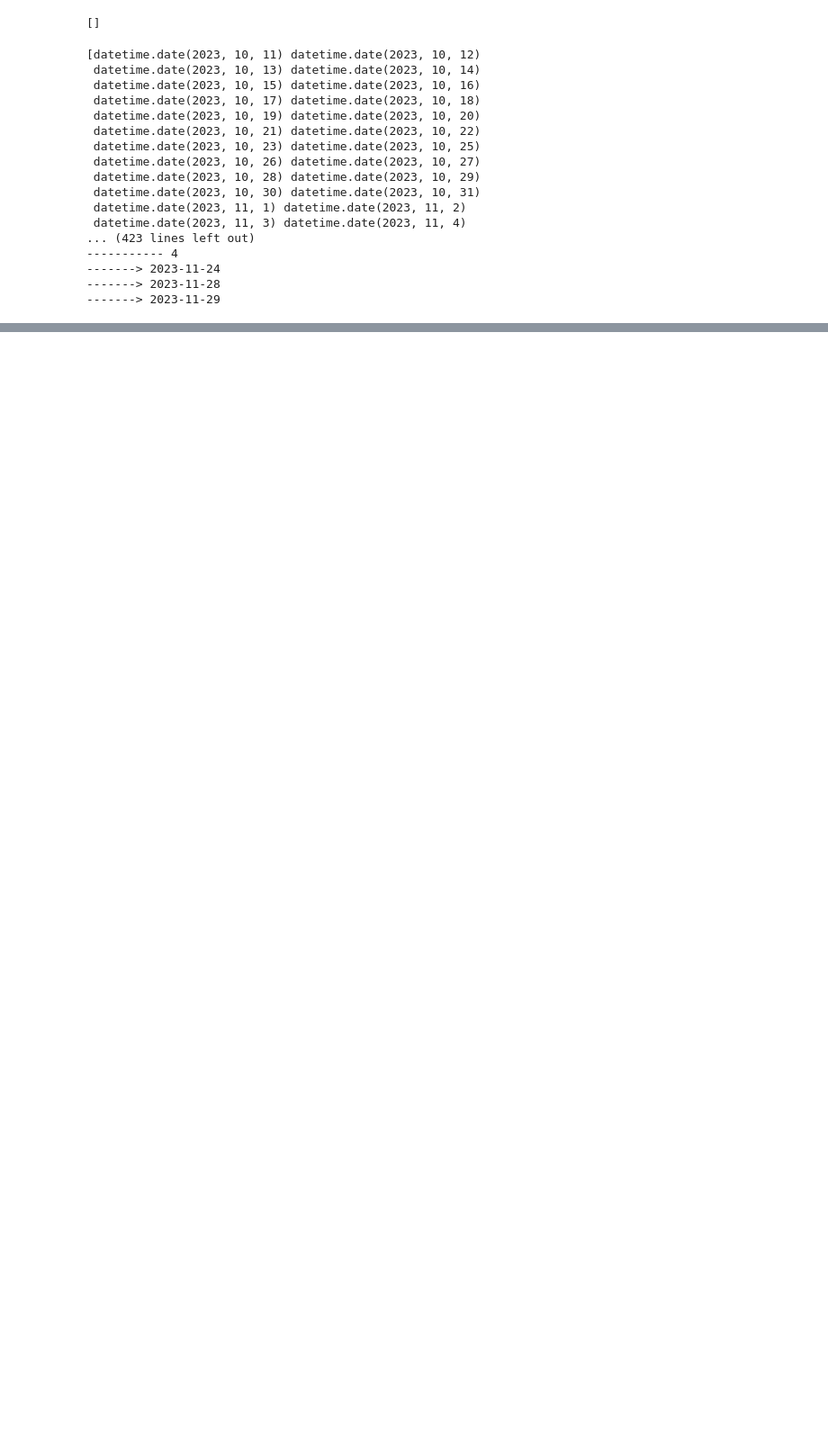
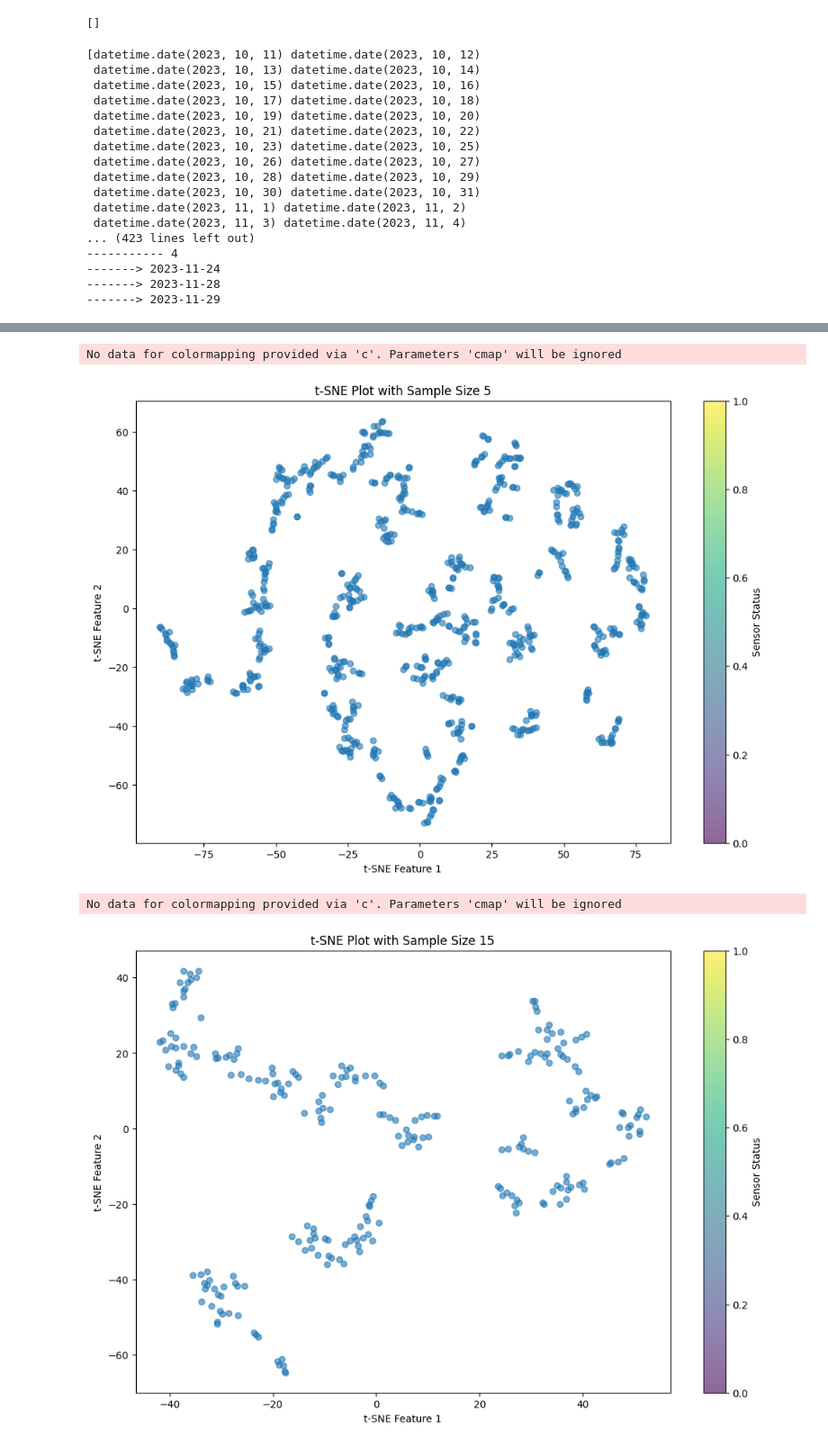
Before and after one commit to priyankar-beep/pilot, a Jupyter notebook: src/main.ipynb, the cells around one changed output, grey strips where cells are left out. Shown at 90% size. Drawn from its saved outputs; the diff is of its cells as text; code cells hidden in the pictures; blank space fills up the shorter version.

```diff
--- a/src/main.ipynb
+++ b/src/main.ipynb
@@ -1135,5 +1159,10 @@ subject_i_data
 # %%
-# data =pd.read_csv('/home/hubble/work/serenade/data/subject_3/environmentals/Shower_Hum_Temp_humidity.csv')
-# df = pd.DataFrame(data)
-# for size in [5, 15,  30, 60, 120, 150, 180, 210, 240, 270, 300]:
-#     plot_tsne(size, df)
+data =pd.read_csv('/home/hubble/work/serenade/data/subject_3/environmentals/Shower_Hum_Temp_humidity.csv')
+df = pd.DataFrame(data)
+for size in [5, 15,]:#  30, 60, 120, 150, 180, 210, 240, 270, 300]:
+    plot_tsne(size, df)
+# %% [output]
+No data for colormapping provided via 'c'. Parameters 'cmap' will be ignored
+[figure, added]
+No data for colormapping provided via 'c'. Parameters 'cmap' will be ignored
+[figure, added]
```
Also changed, not shown: parts of 10 cells of this notebook, 2 other files.
